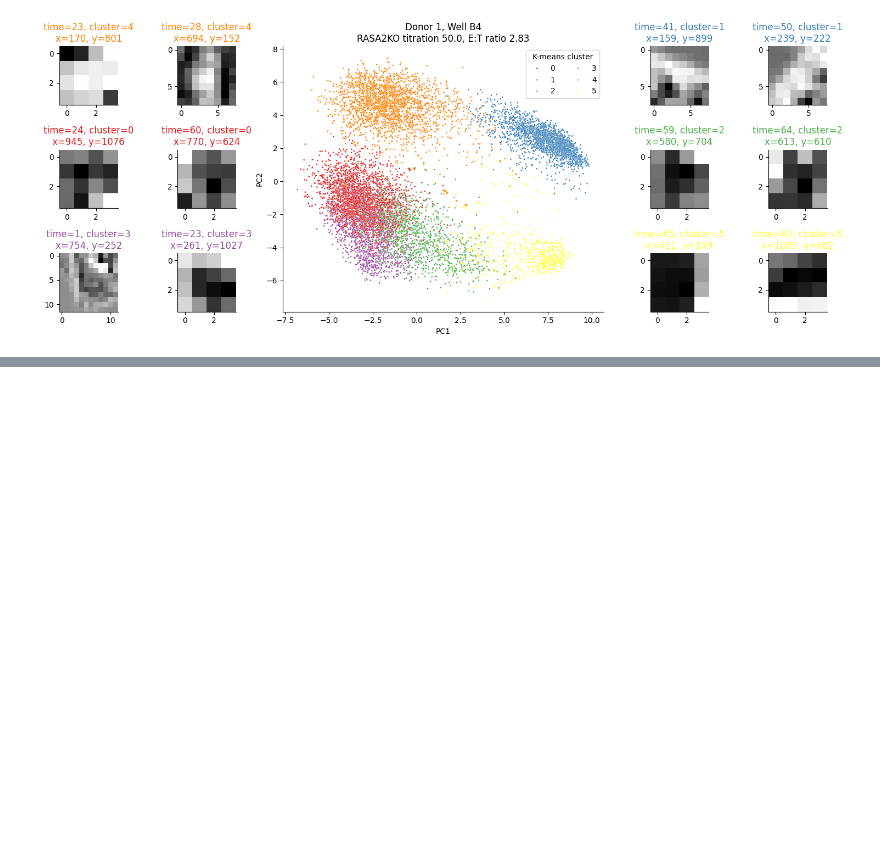
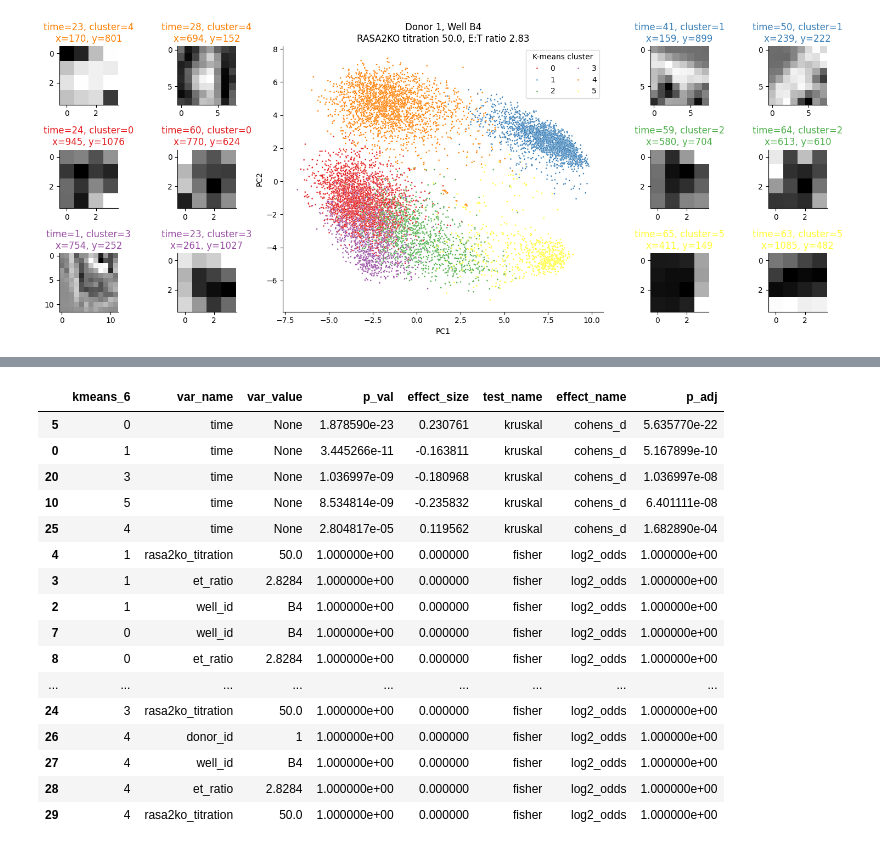
Before and after one commit to bee-hive/sflcba, a Jupyter notebook: analyze_sift_embedding.ipynb, the cells around one changed output, grey strips where cells are left out. Cells and saved outputs as stored; diff of their text form; code cells hidden in the pictures; blank space fills up the shorter version.

```diff
--- a/analyze_sift_embedding.ipynb
+++ b/analyze_sift_embedding.ipynb
@@ -221,0 +287,82 @@ plt.show()
+# %%
+
+df = adata_B4_donor1.obs
+
+# Assume df is your DataFrame with 'kmeans_6' and other variables
+continuous_vars = ['time']
+categorical_vars = ['donor_id', 'well_id', 'et_ratio', 'rasa2ko_titration']
+results = []
+
+### Function to compute Cohen's d (standardized effect size)
+def cohens_d(x, y):
+    nx, ny = len(x), len(y)
+    mean_x, mean_y = np.mean(x), np.mean(y)
+    std_x, std_y = np.std(x, ddof=1), np.std(y, ddof=1)
+    pooled_std = np.sqrt(((nx - 1) * std_x**2 + (ny - 1) * std_y**2) / (nx + ny - 2))
+    return (mean_x - mean_y) / pooled_std if pooled_std > 0 else 0
+
+# Iterate over each cluster
+for cluster in df["kmeans_6"].unique():
+    cluster_mask = df["kmeans_6"] == cluster
+
+    # 1. Kruskal-Wallis Test for Continuous Variables
+    for var in continuous_vars:
+        cluster_values = df.loc[cluster_mask, var]
+        other_values = df.loc[~cluster_mask, var]
+
+        if len(cluster_values) > 1 and len(other_values) > 1:  # Ensure enough data points
+            stat, p_val = stats.kruskal(cluster_values, other_values)
+            effect_size = cohens_d(cluster_values, other_values)  # Cohen's d
+
+            results.append([cluster, var, None, p_val, effect_size, 'kruskal', 'cohens_d'])  # 'var_value' is None
+
+    # 2. Chi-square Test for Categorical Variables
+    for var in categorical_vars:
+        for val in df[var].unique():
+            in_cluster = sum((df[var] == val) & cluster_mask)
+            out_cluster = sum((df[var] == val) & ~cluster_mask)
+            not_in_cluster = sum(cluster_mask) - in_cluster
+            not_out_cluster = sum(~cluster_mask) - out_cluster
+            contingency_table = np.array([[in_cluster, not_in_cluster],
+                                          [out_cluster, not_out_cluster]])
+
+            if contingency_table.min() < 5:
+                test_name = 'fisher'
+                oddsratio, p_val = stats.fisher_exact(contingency_table)
+            else:
+                test_name = 'chi2'
+                chi2, p_val, dof, expected = stats.chi2_contingency(contingency_table)
+                oddsratio = (in_cluster * not_out_cluster) / max((out_cluster * not_in_cluster), 1)
+
+            effect_size = np.log2(oddsratio) if oddsratio > 0 else 0  # Log2 odds ratio
+
+            results.append([cluster, var, val, p_val, effect_size, test_name, 'log2_odds'])
+
+# Convert results to DataFrame
+results_df = pd.DataFrame(results, columns=['kmeans_6', 'var_name', 'var_value', 'p_val', 'effect_size', 'test_name', 'effect_name'])
+
+# Apply Benjamini-Hochberg FDR correction
+results_df['p_adj'] = multipletests(results_df['p_val'], method='fdr_bh')[1]
+
+# Sort results by adjusted p-value for easier interpretation
+results_df = results_df.sort_values(by=['p_adj'])
+
+results_df
+# %% [output]
+|  | kmeans_6 | var_name | var_value | p_val | effect_size | test_name | effect_name | p_adj |
+| 5 | 0 | time | None | 1.878590e-23 | 0.230761 | kruskal | cohens_d | 5.635770e-22 |
+| 0 | 1 | time | None | 3.445266e-11 | -0.163811 | kruskal | cohens_d | 5.167899e-10 |
+| 20 | 3 | time | None | 1.036997e-09 | -0.180968 | kruskal | cohens_d | 1.036997e-08 |
+| 10 | 5 | time | None | 8.534814e-09 | -0.235832 | kruskal | cohens_d | 6.401111e-08 |
+| 25 | 4 | time | None | 2.804817e-05 | 0.119562 | kruskal | cohens_d | 1.682890e-04 |
+| 4 | 1 | rasa2ko_titration | 50.0 | 1.000000e+00 | 0.000000 | fisher | log2_odds | 1.000000e+00 |
+| 3 | 1 | et_ratio | 2.8284 | 1.000000e+00 | 0.000000 | fisher | log2_odds | 1.000000e+00 |
+| 2 | 1 | well_id | B4 | 1.000000e+00 | 0.000000 | fisher | log2_odds | 1.000000e+00 |
+| 7 | 0 | well_id | B4 | 1.000000e+00 | 0.000000 | fisher | log2_odds | 1.000000e+00 |
+| 8 | 0 | et_ratio | 2.8284 | 1.000000e+00 | 0.000000 | fisher | log2_odds | 1.000000e+00 |
+| ... | ... | ... | ... | ... | ... | ... | ... | ... |
+| 24 | 3 | rasa2ko_titration | 50.0 | 1.000000e+00 | 0.000000 | fisher | log2_odds | 1.000000e+00 |
+| 26 | 4 | donor_id | 1 | 1.000000e+00 | 0.000000 | fisher | log2_odds | 1.000000e+00 |
+| 27 | 4 | well_id | B4 | 1.000000e+00 | 0.000000 | fisher | log2_odds | 1.000000e+00 |
+| 28 | 4 | et_ratio | 2.8284 | 1.000000e+00 | 0.000000 | fisher | log2_odds | 1.000000e+00 |
+| 29 | 4 | rasa2ko_titration | 50.0 | 1.000000e+00 | 0.000000 | fisher | log2_odds | 1.000000e+00 |
```
Also changed, not shown: parts of 6 cells of this notebook.
